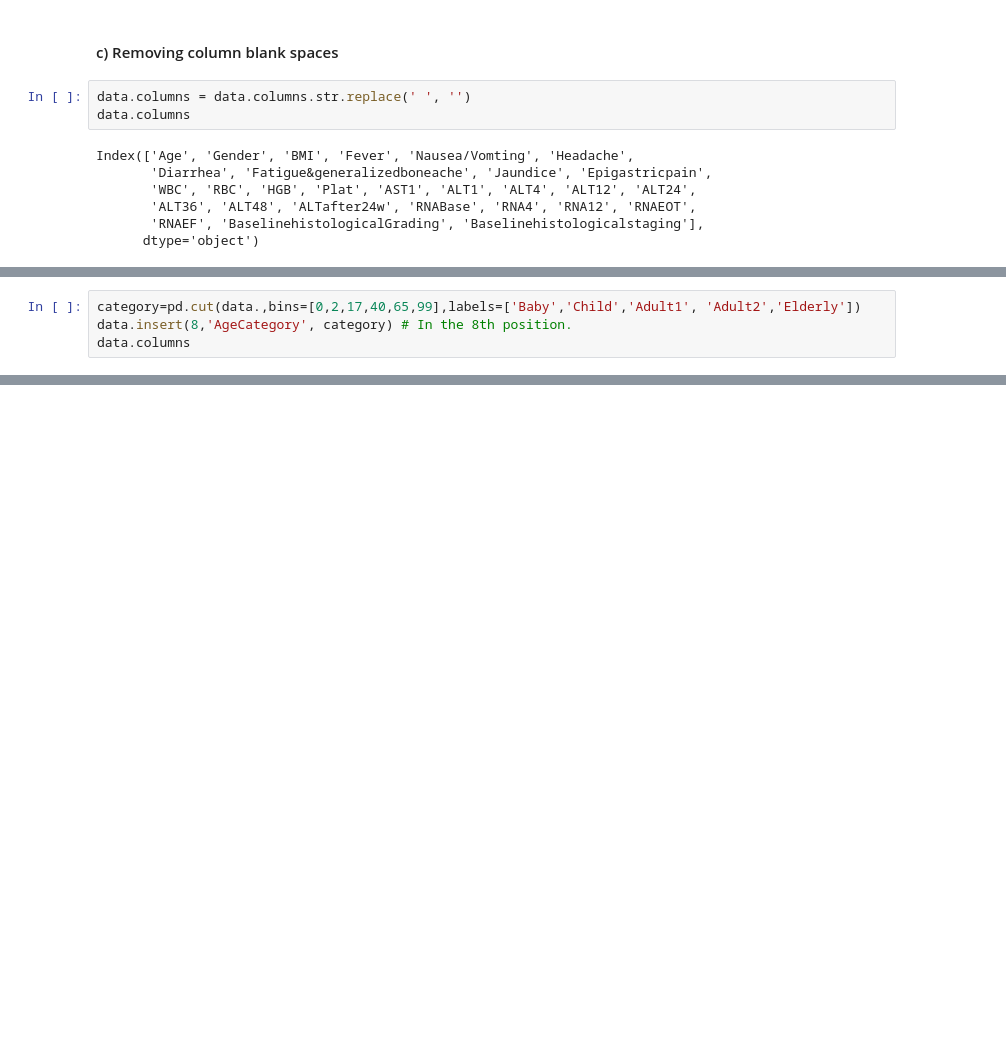
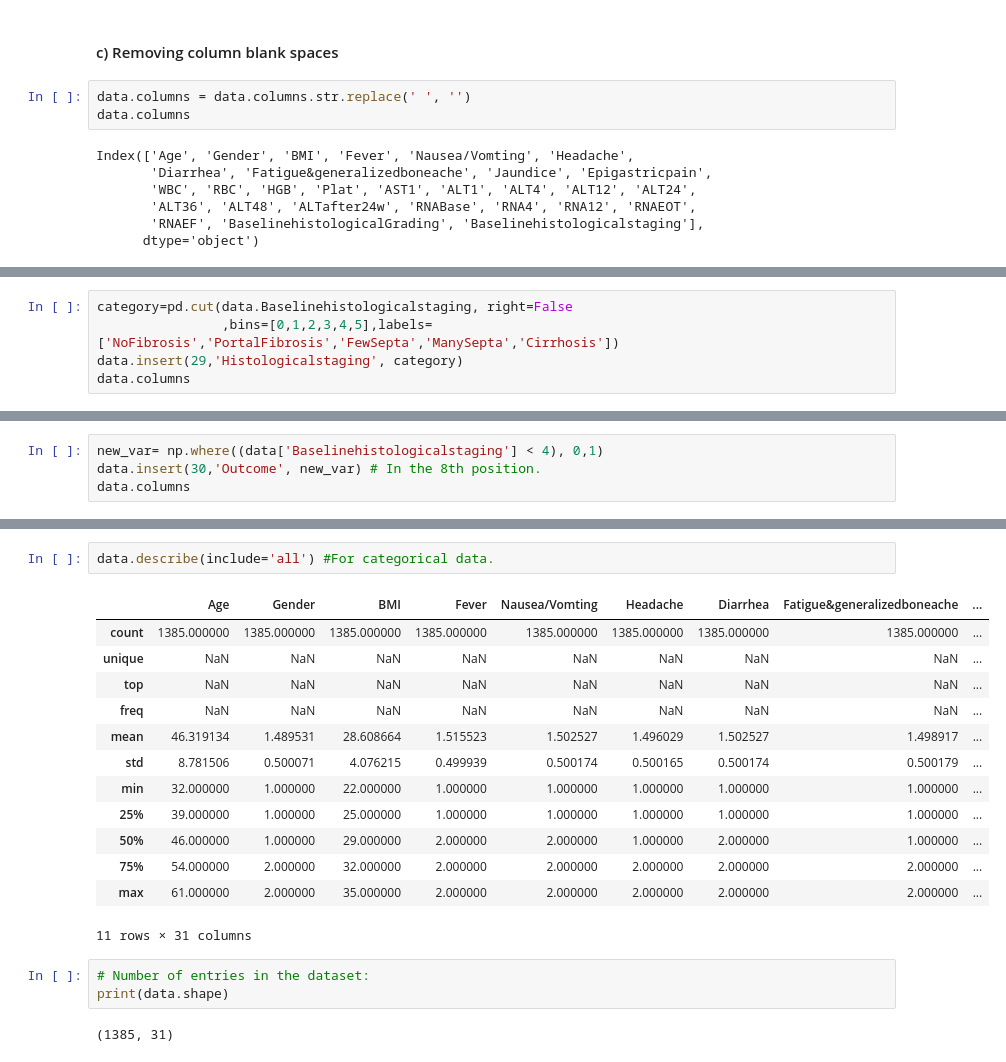
Before and after one commit to paolaparadas29/Project1, a Jupyter notebook: Project_Lab1.ipynb, the cells around one changed output, grey strips where cells are left out. Cells and saved outputs as stored; diff of their text form; blank space fills up the shorter version.

```diff
--- a/Project_Lab1.ipynb
+++ b/Project_Lab1.ipynb
@@ -109,4 +110,5 @@ Index(['Age', 'Gender', 'BMI', 'Fever', 'Nausea/Vomting', 'Headache',
 # %%
-category=pd.cut(data.,bins=[0,2,17,40,65,99],labels=['Baby','Child','Adult1', 'Adult2','Elderly'])
-data.insert(8,'AgeCategory', category) # In the 8th position.
+category=pd.cut(data.Baselinehistologicalstaging, right=False
+                ,bins=[0,1,2,3,4,5],labels=['NoFibrosis','PortalFibrosis','FewSepta','ManySepta','Cirrhosis'])
+data.insert(29,'Histologicalstaging', category)
 data.columns
@@ -112,0 +123,4 @@ data.columns
+# %%
+new_var= np.where((data['Baselinehistologicalstaging'] < 4), 0,1)
+data.insert(30,'Outcome', new_var) # In the 8th position.
+data.columns
@@ -112,0 +181,21 @@ data.columns
+# %%
+data.describe(include='all') #For categorical data.
+# %% [output]
+|  | Age | Gender | BMI | Fever | Nausea/Vomting | Headache | Diarrhea | Fatigue&generalizedboneache | ... |
+| count | 1385.000000 | 1385.000000 | 1385.000000 | 1385.000000 | 1385.000000 | 1385.000000 | 1385.000000 | 1385.000000 | ... |
+| unique | NaN | NaN | NaN | NaN | NaN | NaN | NaN | NaN | ... |
+| top | NaN | NaN | NaN | NaN | NaN | NaN | NaN | NaN | ... |
+| freq | NaN | NaN | NaN | NaN | NaN | NaN | NaN | NaN | ... |
+| mean | 46.319134 | 1.489531 | 28.608664 | 1.515523 | 1.502527 | 1.496029 | 1.502527 | 1.498917 | ... |
+| std | 8.781506 | 0.500071 | 4.076215 | 0.499939 | 0.500174 | 0.500165 | 0.500174 | 0.500179 | ... |
+| min | 32.000000 | 1.000000 | 22.000000 | 1.000000 | 1.000000 | 1.000000 | 1.000000 | 1.000000 | ... |
+| 25% | 39.000000 | 1.000000 | 25.000000 | 1.000000 | 1.000000 | 1.000000 | 1.000000 | 1.000000 | ... |
+| 50% | 46.000000 | 1.000000 | 29.000000 | 2.000000 | 2.000000 | 1.000000 | 2.000000 | 1.000000 | ... |
+| 75% | 54.000000 | 2.000000 | 32.000000 | 2.000000 | 2.000000 | 2.000000 | 2.000000 | 2.000000 | ... |
+| max | 61.000000 | 2.000000 | 35.000000 | 2.000000 | 2.000000 | 2.000000 | 2.000000 | 2.000000 | ... |
+11 rows × 31 columns
+# %%
+# Number of entries in the dataset:
+print(data.shape)
+# %% [output]
+(1385, 31)
```
Also changed, not shown: parts of 10 cells of this notebook.
